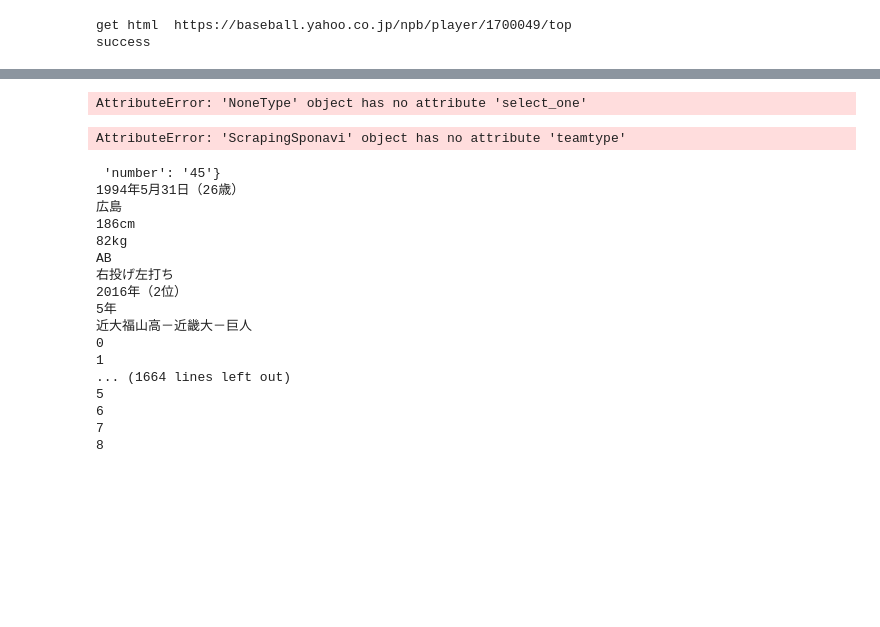
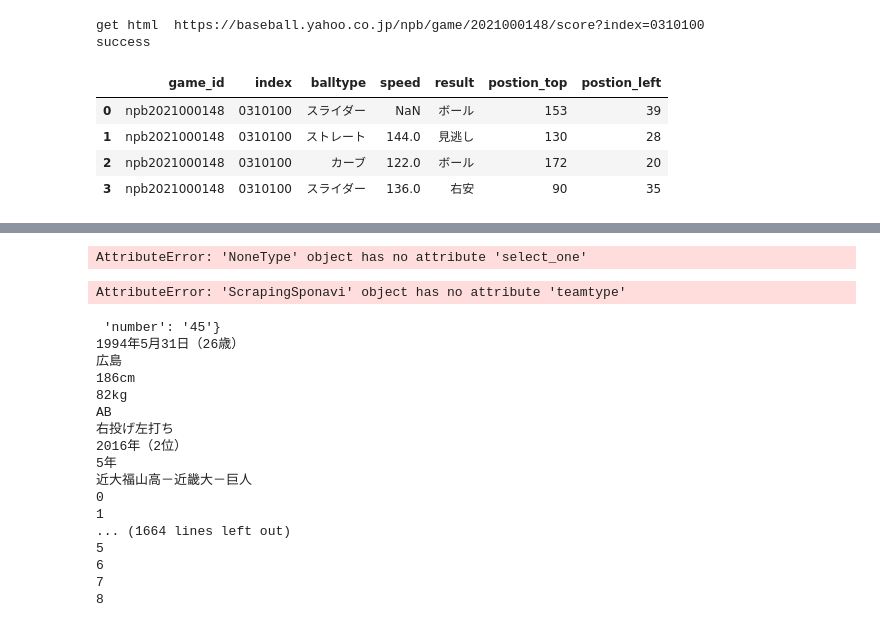
Before and after one commit to fujitako03/ikkyu_sokuho_data, a Jupyter notebook: notebook/test_getting_data.ipynb, the cells around one changed output, grey strips where cells are left out. Drawn from its saved outputs; the diff is of its cells as text; code cells hidden in the pictures; blank space fills up the shorter version.

```diff
--- a/notebook/test_getting_data.ipynb
+++ b/notebook/test_getting_data.ipynb
@@ -50,7 +30,56 @@ IndentationError: expected an indented block
+# %%
+ss = ScrapingSponavi(config, start_date="2021-04-26", end_date="2021-04-26")
 # %%
-url = "https://baseball.yahoo.co.jp/npb/player/1700049/top"
+url = "https://baseball.yahoo.co.jp/npb/game/2021000148/score?index=0310100"
 html = ss.get_html(url)
 soup = bs4.BeautifulSoup(html, "html.parser")
 # %% [output]
-get html  https://baseball.yahoo.co.jp/npb/player/1700049/top
+get html  https://baseball.yahoo.co.jp/npb/game/2021000148/score?index=0310100
 success
+# %%
+
+
+
+def get_ball_info(soup, game_id, index):
+    # 球種
+    soup_select = soup.select("td[class='bb-splitsTable__data bb-splitsTable__data--ballType']")
+    balltype_list = [s.get_text(strip=True) for s in soup_select]
+
+    # 球速
+    soup_select = soup.select("td[class='bb-splitsTable__data bb-splitsTable__data--speed']")
+    speed_list_pre = [s.get_text(strip=True).replace("km/h", "").replace("-", "") for s in soup_select]
+    speed_list = [int(x) if x!="" else np.nan for x in speed_list_pre]
+
+    # 結果
+    soup_select = soup.select("td[class='bb-splitsTable__data bb-splitsTable__data--result']")
+    result_list = [s.get_text(strip=True) for s in soup_select]
+
+    # 場所
+    soup_select = soup.select_one("div[class='bb-allocationChart']")
+    soup_ball_list = soup_select.select("span.bb-icon__ballCircle")
+    position_top_list = []
+    position_left_list = []
+    for soup_ball in soup_ball_list:
+        style_text = soup_ball.get("style")
+        numbers = re.findall("[0-9]+", style_text)
+        position_top_list.append(int(numbers[0]))
+        position_left_list.append(int(numbers[1]))
+
+    df_output = pd.DataFrame()
+    df_output["game_id"] = np.repeat(game_id, len(result_list))
+    df_output["index"] = np.repeat(index, len(result_list))
+    df_output["balltype"] = balltype_list
+    df_output["speed"] = speed_list
+    df_output["result"] = result_list
+    df_output["postion_top"] = position_top_list
+    df_output["postion_left"] = position_left_list
+
+    return df_output
+
+df_output
+# %% [output]
+|  | game_id | index | balltype | speed | result | postion_top | postion_left |
+| 0 | npb2021000148 | 0310100 | スライダー | NaN | ボール | 153 | 39 |
+| 1 | npb2021000148 | 0310100 | ストレート | 144.0 | 見逃し | 130 | 28 |
+| 2 | npb2021000148 | 0310100 | カーブ | 122.0 | ボール | 172 | 20 |
+| 3 | npb2021000148 | 0310100 | スライダー | 136.0 | 右安 | 90 | 35 |
```
Also changed, not shown: parts of 5 cells of this notebook.
